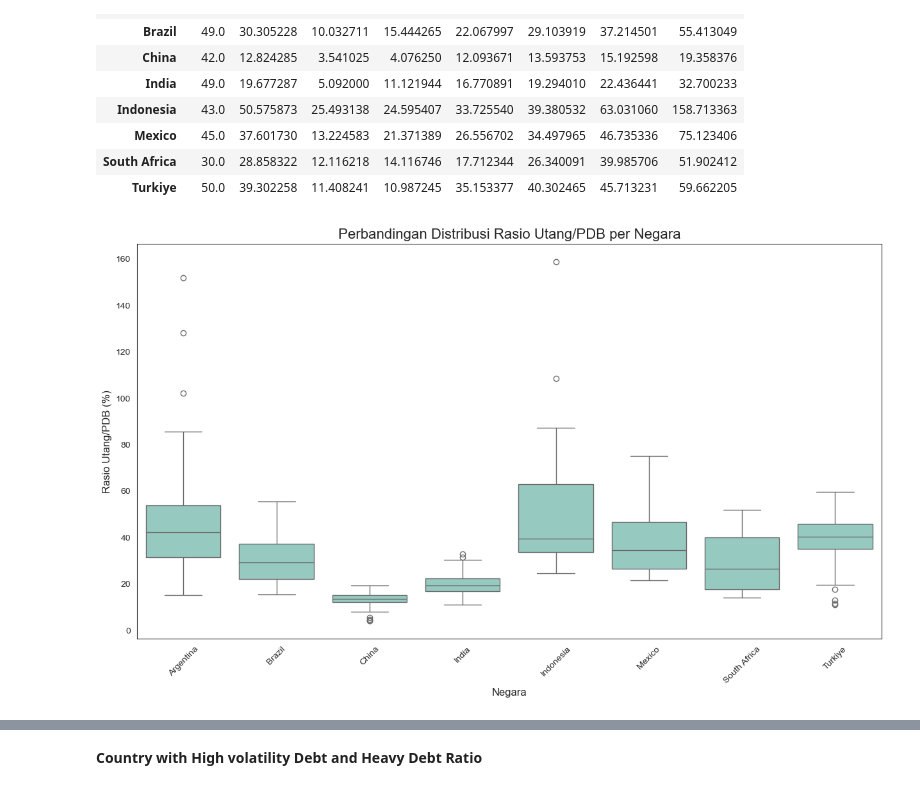
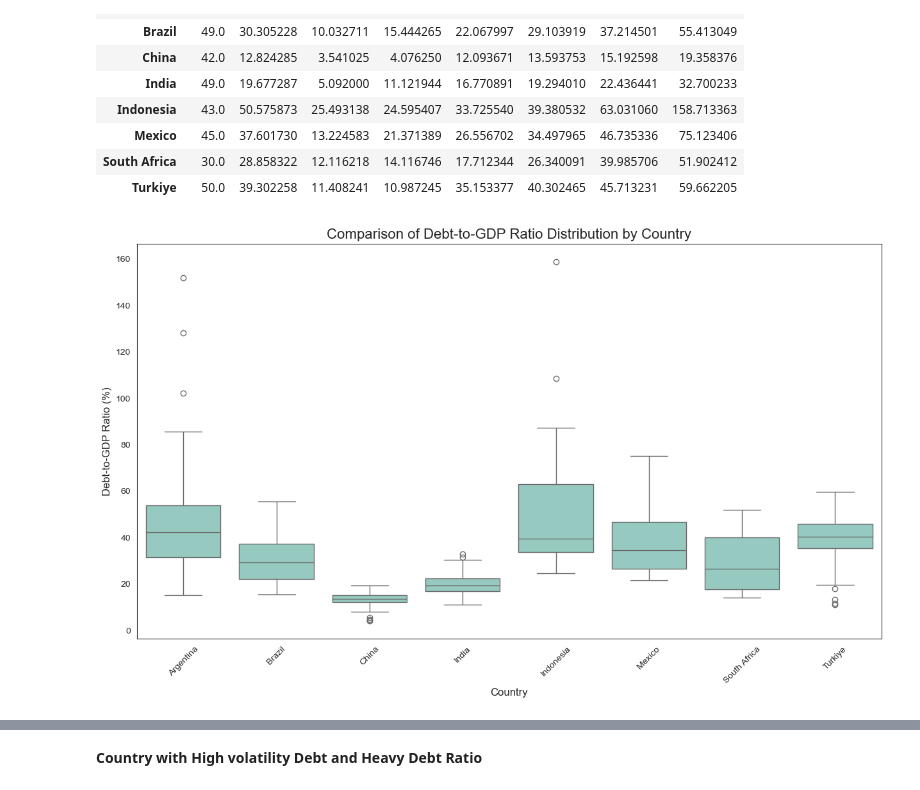
Before and after one commit to hillalhar/EDA-Global-Debt, a Jupyter notebook: debt-eda.ipynb, the cells around one changed output, grey strips where cells are left out. Cells and saved outputs as stored; diff of their text form; code cells hidden in the pictures.

```diff
--- a/debt-eda.ipynb
+++ b/debt-eda.ipynb
@@ -292,19 +292,19 @@ Debt to GDP Ratio Profile:
 | South Africa | 30.0 | 28.858322 | 12.116218 | 14.116746 | 17.712344 | 26.340091 | 39.985706 | 51.902412 |
 | Turkiye | 50.0 | 39.302258 | 11.408241 | 10.987245 | 35.153377 | 40.302465 | 45.713231 | 59.662205 |
 # %%
-# Atur ukuran gambar
+# Set the figure size
 plt.figure(figsize=(15, 8))
 
-# Buat box plot, dengan Negara di sumbu X dan Rasio di sumbu Y
+# Create a box plot, with Country on the X-axis and Ratio on the Y-axis
 sns.boxplot(data=df_final, x='Country', y='Debt_to_GDP_Ratio')
 
-# Atur judul dan label
-plt.title('Perbandingan Distribusi Rasio Utang/PDB per Negara', fontsize=16)
-plt.xlabel('Negara', fontsize=12)
-plt.ylabel('Rasio Utang/PDB (%)', fontsize=12)
+# Set the title and labels
+plt.title('Comparison of Debt-to-GDP Ratio Distribution by Country', fontsize=16)
+plt.xlabel('Country', fontsize=12)
+plt.ylabel('Debt-to-GDP Ratio (%)', fontsize=12)
 
-# Putar label negara agar tidak tumpang tindih
+# Rotate country labels to prevent overlap
 plt.xticks(rotation=45)
 plt.show()
 # %% [output]
-[figure, old version]
+[figure, new version]
```
Also changed, not shown: parts of 18 cells of this notebook, 22 other files.
